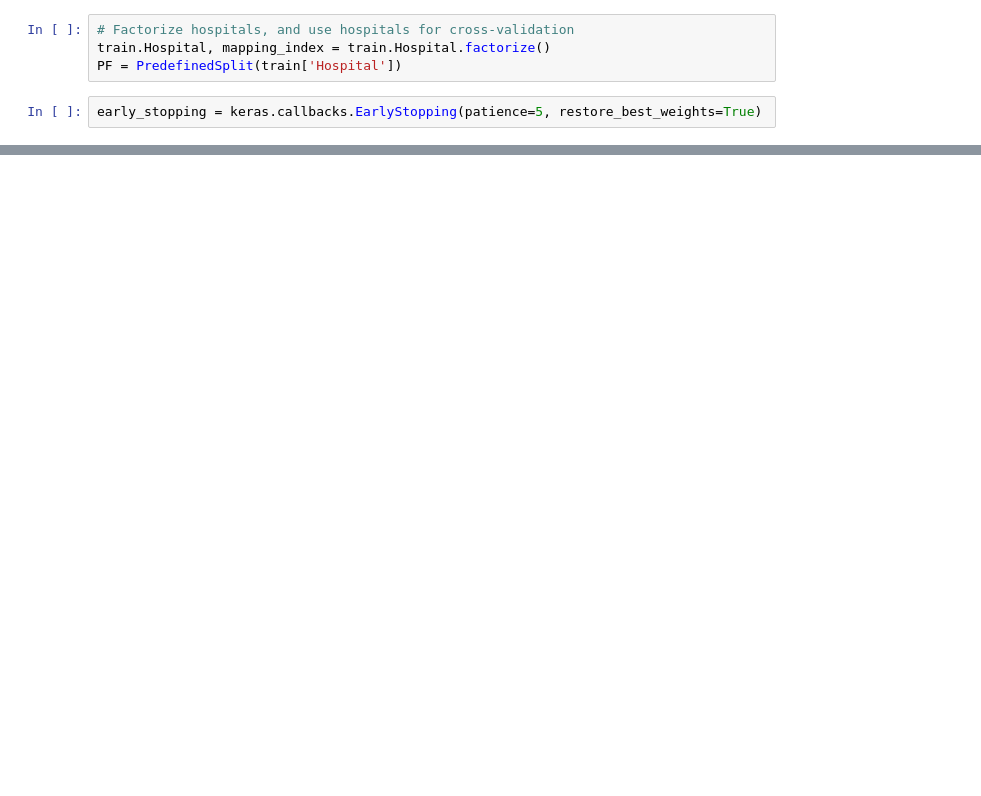
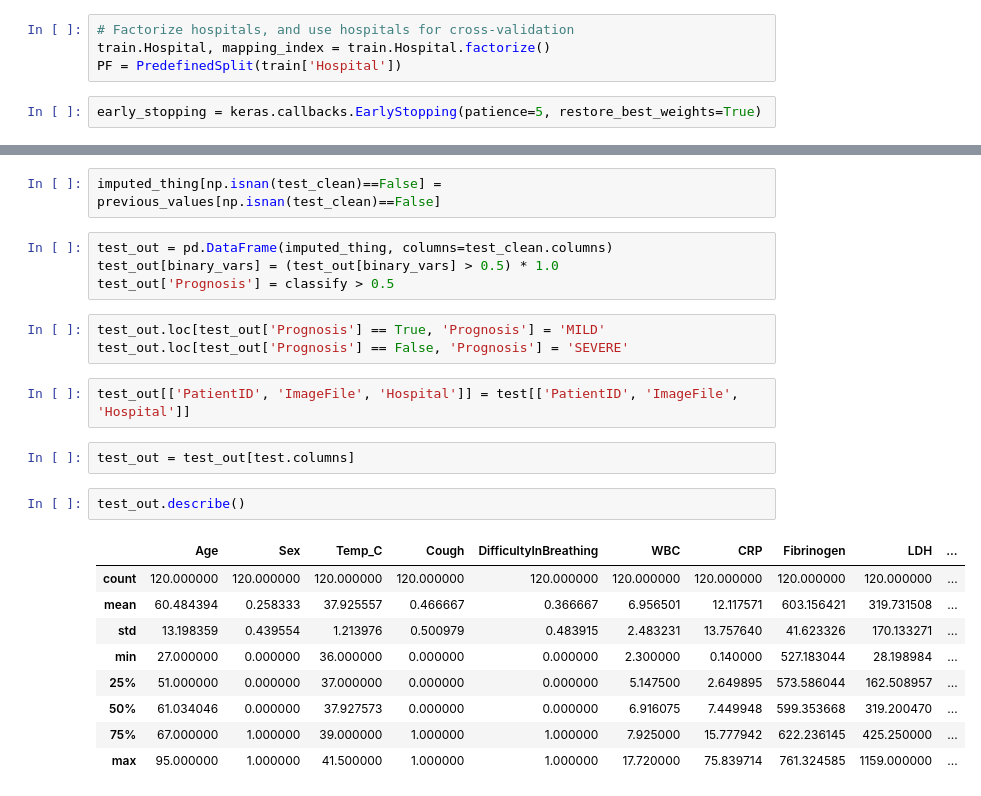
Before and after one commit to SRSteinkamp/HIDA_COV19_kitmetricsfriends, a Jupyter notebook: AutoEncoderImpute.ipynb, the cells around one changed output, grey strips where cells are left out. Cells and saved outputs as stored; diff of their text form; blank space fills up the shorter version.

```diff
--- a/AutoEncoderImpute.ipynb
+++ b/AutoEncoderImpute.ipynb
@@ -104,0 +253,25 @@ Train - MSE 0.095, ACC 0.612
+# %%
+imputed_thing[np.isnan(test_clean)==False] = previous_values[np.isnan(test_clean)==False]
+# %%
+test_out = pd.DataFrame(imputed_thing, columns=test_clean.columns)
+test_out[binary_vars] = (test_out[binary_vars] > 0.5) * 1.0
+test_out['Prognosis'] = classify > 0.5
+# %%
+test_out.loc[test_out['Prognosis'] == True, 'Prognosis'] = 'MILD'
+test_out.loc[test_out['Prognosis'] == False, 'Prognosis'] = 'SEVERE'
+# %%
+test_out[['PatientID', 'ImageFile', 'Hospital']] = test[['PatientID', 'ImageFile', 'Hospital']]
+# %%
+test_out = test_out[test.columns]
+# %%
+test_out.describe()
+# %% [output]
+|  | Age | Sex | Temp_C | Cough | DifficultyInBreathing | WBC | CRP | Fibrinogen | LDH | ... |
+| count | 120.000000 | 120.000000 | 120.000000 | 120.000000 | 120.000000 | 120.000000 | 120.000000 | 120.000000 | 120.000000 | ... |
+| mean | 60.484394 | 0.258333 | 37.925557 | 0.466667 | 0.366667 | 6.956501 | 12.117571 | 603.156421 | 319.731508 | ... |
+| std | 13.198359 | 0.439554 | 1.213976 | 0.500979 | 0.483915 | 2.483231 | 13.757640 | 41.623326 | 170.133271 | ... |
+| min | 27.000000 | 0.000000 | 36.000000 | 0.000000 | 0.000000 | 2.300000 | 0.140000 | 527.183044 | 28.198984 | ... |
+| 25% | 51.000000 | 0.000000 | 37.000000 | 0.000000 | 0.000000 | 5.147500 | 2.649895 | 573.586044 | 162.508957 | ... |
+| 50% | 61.034046 | 0.000000 | 37.927573 | 0.000000 | 0.000000 | 6.916075 | 7.449948 | 599.353668 | 319.200470 | ... |
+| 75% | 67.000000 | 1.000000 | 39.000000 | 1.000000 | 1.000000 | 7.925000 | 15.777942 | 622.236145 | 425.250000 | ... |
+| max | 95.000000 | 1.000000 | 41.500000 | 1.000000 | 1.000000 | 17.720000 | 75.839714 | 761.324585 | 1159.000000 | ... |
```
Also changed, not shown: parts of 18 cells of this notebook, 3 other files.
